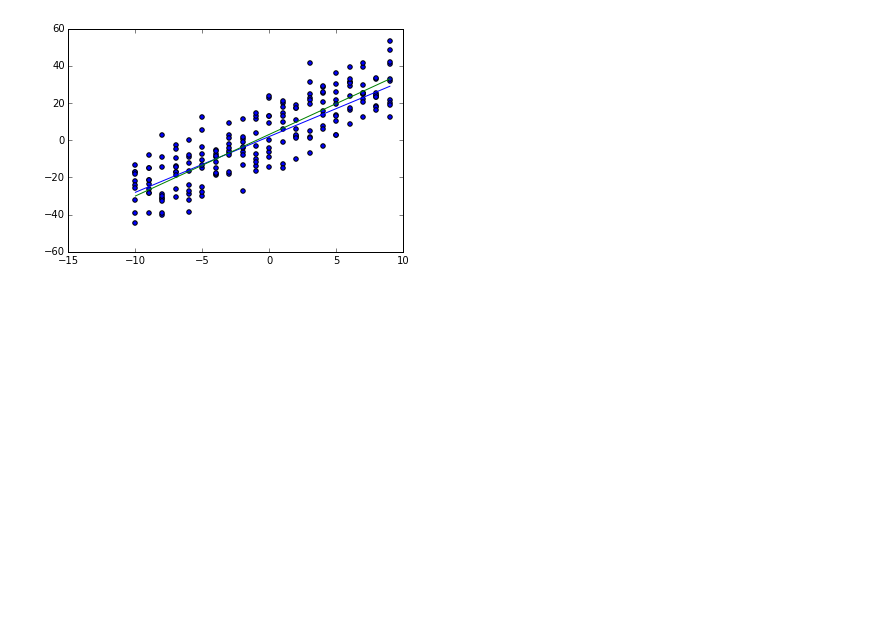
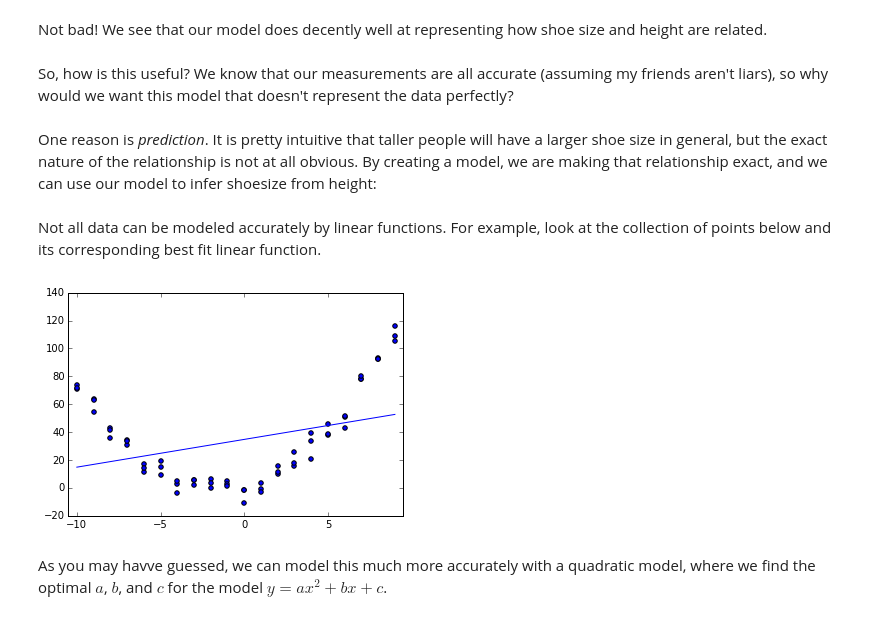
Before and after one commit to gabeschamberg/educational, a Jupyter notebook: notebooks/signal_modeling.ipynb, the cells around one changed output. Cells and saved outputs as stored; diff of their text form; code cells hidden in the pictures; blank space fills up the shorter version.

Commit message:
finished signal modeling notebook

```diff
--- a/notebooks/signal_modeling.ipynb
+++ b/notebooks/signal_modeling.ipynb
@@ -29,0 +38,5 @@ interact(gen_data,model_params = widgets.SelectionSlider(options=[[2],[2,3],[2,3
+# %%
+x_values = [0,1,2,3,4,5,6]; y_values = [3,6,9,12,15,18,21]
+a = 3; b = 3; x = np.asarray(x_values)
+plt.scatter(x_values,y_values); plt.plot(x,a*x+b)
+plt.xlabel('x'); plt.ylabel('y'); plt.xlim([-0.1,6.1]); plt.ylim([0,25]);
@@ -29,0 +63,7 @@ interact(gen_data,model_params = widgets.SelectionSlider(options=[[2],[2,3],[2,3
+# %%
+x = np.arange(0,7); a = np.random.randint(1,6); b = 3;
+y = a*x + b + np.random.randn(7); plt.scatter(x,y)
+for a_ in [1,2,3,4,5]:
+        plt.plot(x,a_*x+b, label='a='+str(a_))
+plt.legend(loc="nw"); plt.xlabel('x'); plt.ylabel('y'); plt.xlim([-0.1,6.1]);
+print("True a is " + str(a))
@@ -29,0 +123,6 @@ interact(gen_data,model_params = widgets.SelectionSlider(options=[[2],[2,3],[2,3
+# %%
+def linear_func(x,a,b):
+    return a*x + b
+[[a,b],err] = optimization.curve_fit(linear_func, height, size, [0,0], 1)
+plt.scatter(height,size); plt.xlabel('Height (inches)'); plt.ylabel('Shoe Size (US Men)');
+x = np.asarray([min(height),max(height)]); plt.plot(x,a*x+b);
@@ -29,0 +131,6 @@ interact(gen_data,model_params = widgets.SelectionSlider(options=[[2],[2,3],[2,3
+# %% [markdown]
+Not bad! We see that our model does decently well at representing how shoe size and height are related.
+# %% [markdown]
+So, how is this useful? We know that our measurements are all accurate (assuming my friends aren't liars), so why would we want this model that doesn't represent the data perfectly?
+# %% [markdown]
+One reason is *prediction*. It is pretty intuitive that taller people will have a larger shoe size in general, but the exact nature of the relationship is not at all obvious. By creating a model, we are making that relationship exact, and we can use our model to infer shoesize from height:
@@ -30,15 +140,11 @@ interact(gen_data,model_params = widgets.SelectionSlider(options=[[2],[2,3],[2,3
+# %% [markdown]
+Not all data can be modeled accurately by linear functions. For example, look at the collection of points below and its corresponding best fit linear function.
 # %%
-(xs,measurements,signal) = gen_trials(
-    model='polynomial',model_params=[2,3],noise='gaussian',noise_param=10,start=-10,stop=10,step=1,N=10)
-x = xs[0:len(signal)]
-plt.scatter(xs,measurements)
-plt.plot(x,signal);
-
-def poly1(x,a,b):
-    return a + b*x
-
-[[a,b],err] = optimization.curve_fit(poly1, xs, measurements, [0,0], 1)
-
-plt.plot(np.asarray(x),a*np.asarray(x)+b);
+(xs,measurements,signal) = gen_trials(model='polynomial',model_params=[2,3,1],noise_param=5,N=3)
+x = xs[0:len(signal)]; plt.scatter(xs,measurements)
+[[a,b],err] = optimization.curve_fit(linear_func, xs, measurements, [0,0], 1)
+x = np.asarray([min(xs),max(xs)]); plt.plot(x,a*x+b); plt.xlim([-10.5,9.5]);
 # %% [output]
-[figure, old version]
+[figure, new version]
+# %% [markdown]
+As you may havve guessed, we can model this much more accurately with a quadratic model, where we find the optimal $a$, $b$, and $c$ for the model $y=ax^2+bx+c$.
```
Also changed, not shown: parts of 50 cells of this notebook, 4 other files.
